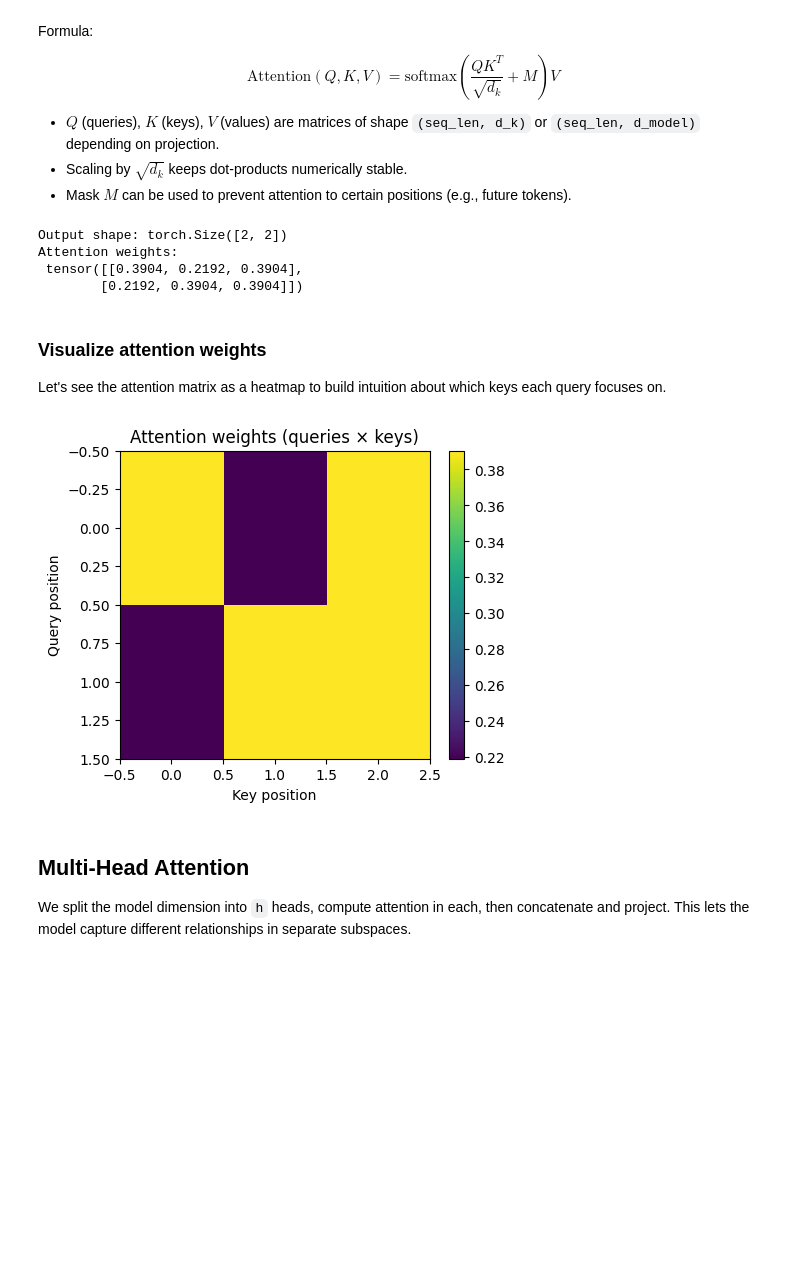
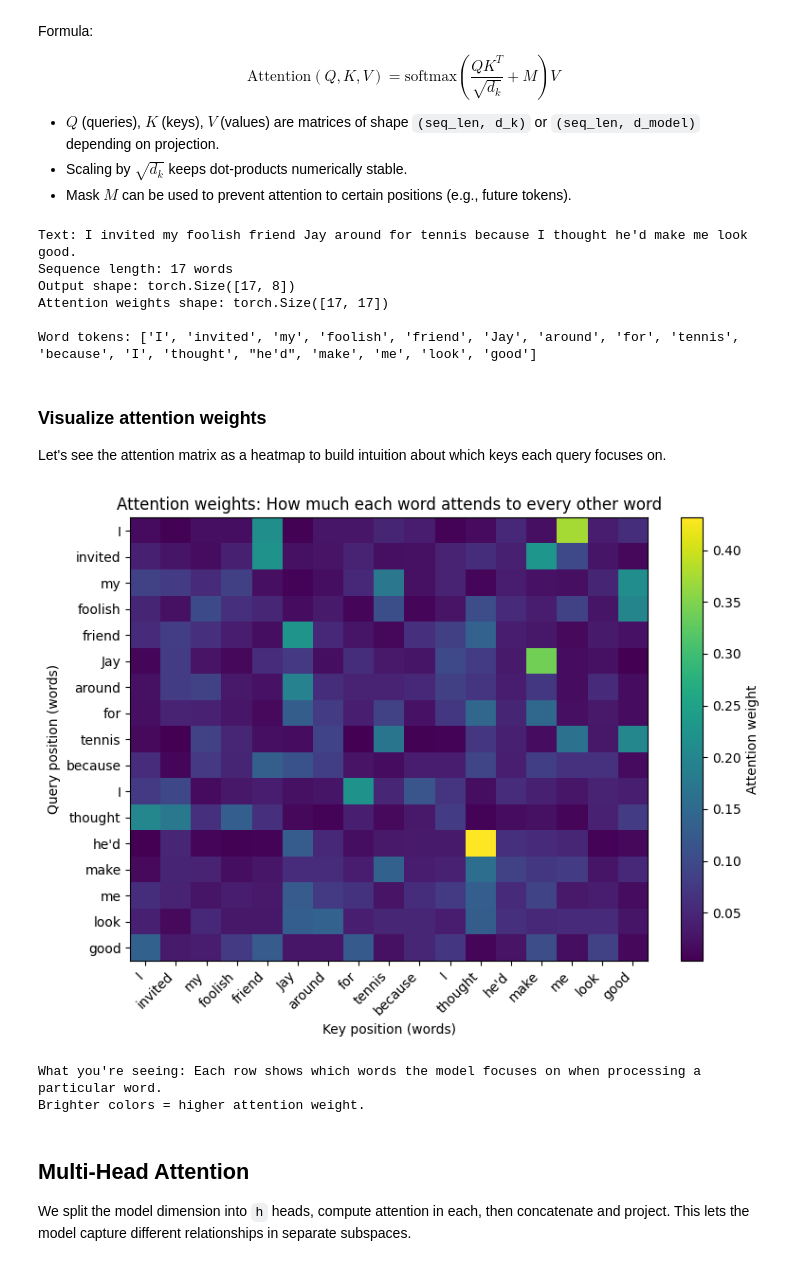
Before and after one commit to FarazFazelifar/Transformers-Deep-Dive, a Jupyter notebook: 03-Attention/Attention.ipynb, the cells around one changed output. Drawn from its saved outputs; the diff is of its cells as text; code cells hidden in the pictures; blank space fills up the shorter version.

```diff
--- a/03-Attention/Attention.ipynb
+++ b/03-Attention/Attention.ipynb
@@ -19,6 +19,13 @@ $$\mathrm{Attention}(Q,K,V)=\mathrm{softmax}\left(\frac{QK^{T}}{\sqrt{d_k}} + M\
 - Scaling by $\sqrt{d_k}$ keeps dot-products numerically stable.
 - Mask $M$ can be used to prevent attention to certain positions (e.g., future tokens).
 # %%
+import json
+import math
+
+# Load real English-Farsi translation data
+with open('../.data/en_fa_train.jsonl', 'r', encoding='utf-8') as f:
+    samples = [json.loads(line) for line in f]
+
 def scaled_dot_product_attention(Q: torch.Tensor, K: torch.Tensor, V: torch.Tensor, mask: Optional[torch.Tensor] = None):
     """
     Q: (seq_q, d)
@@ -39,32 +46,53 @@ def scaled_dot_product_attention(Q: torch.Tensor, K: torch.Tensor, V: torch.Tens
     out = torch.matmul(attn, V)
     return out, attn
 
-# Quick sanity check with tiny tensors
-Q = torch.tensor([[1., 0., 0.], [0., 1., 0.]])  # 2 queries
-K = torch.tensor([[1., 0., 0.], [0., 1., 0.], [1., 1., 0.]])  # 3 keys
-V = torch.tensor([[1., 0.], [0., 1.], [1., 1.]])  # values
+# Demo with real text: use embeddings from actual English sentences
+text_sentence = samples[0]['input']
+words = text_sentence.replace('.', '').replace('!', '').replace(',', '').split()
+seq_len = len(words)
+d_k = 8  # query/key dimension
+
+# Create random but reproducible embeddings using a seed
+torch.manual_seed(42)
+Q = torch.randn(seq_len, d_k)  # Queries from all words
+K = torch.randn(seq_len, d_k)  # Keys from all words
+V = torch.randn(seq_len, d_k)  # Values from all words
+
 out, attn = scaled_dot_product_attention(Q, K, V)
-print('Output shape:', out.shape)
-print('Attention weights:\n', attn)
+print(f'Text: {text_sentence}')
+print(f'Sequence length: {seq_len} words')
+print(f'Output shape: {out.shape}')
+print(f'Attention weights shape: {attn.shape}')
+print(f'\nWord tokens: {words}')
 # %% [output]
-Output shape: torch.Size([2, 2])
-Attention weights:
- tensor([[0.3904, 0.2192, 0.3904],
-        [0.2192, 0.3904, 0.3904]])
+Text: I invited my foolish friend Jay around for tennis because I thought he'd make me look good.
+Sequence length: 17 words
+Output shape: torch.Size([17, 8])
+Attention weights shape: torch.Size([17, 17])
+
+Word tokens: ['I', 'invited', 'my', 'foolish', 'friend', 'Jay', 'around', 'for', 'tennis', 'because', 'I', 'thought', "he'd", 'make', 'me', 'look', 'good']
 # %% [markdown]
 ### Visualize attention weights
 
 Let's see the attention matrix as a heatmap to build intuition about which keys each query focuses on.
 # %%
-plt.figure(figsize=(5,4))
-plt.title('Attention weights (queries × keys)')
+plt.figure(figsize=(8, 6))
 plt.imshow(attn.detach().numpy(), cmap='viridis', aspect='auto')
-plt.xlabel('Key position')
-plt.ylabel('Query position')
-plt.colorbar()
+plt.xlabel('Key position (words)')
+plt.ylabel('Query position (words)')
+plt.xticks(range(seq_len), words, rotation=45, ha='right')
+plt.yticks(range(seq_len), words)
+plt.title('Attention weights: How much each word attends to every other word')
+plt.colorbar(label='Attention weight')
+plt.tight_layout()
 plt.show()
+
+print("What you're seeing: Each row shows which words the model focuses on when processing a particular word.")
+print("Brighter colors = higher attention weight.")
 # %% [output]
-[figure, old version]
+[figure, new version]
+What you're seeing: Each row shows which words the model focuses on when processing a particular word.
+Brighter colors = higher attention weight.
 # %% [markdown]
 ## Multi-Head Attention
 
```
Also changed, not shown: parts of 3 cells of this notebook, 5 other files.
